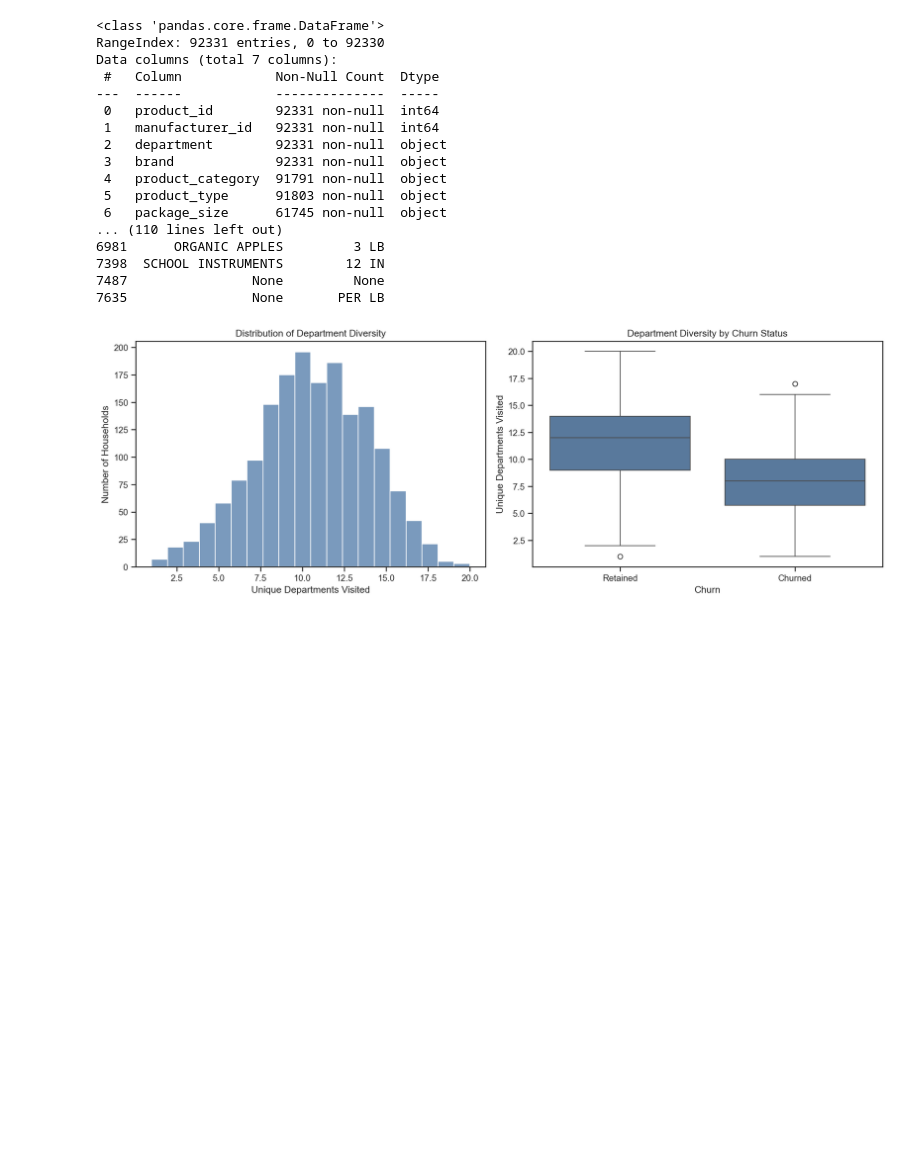
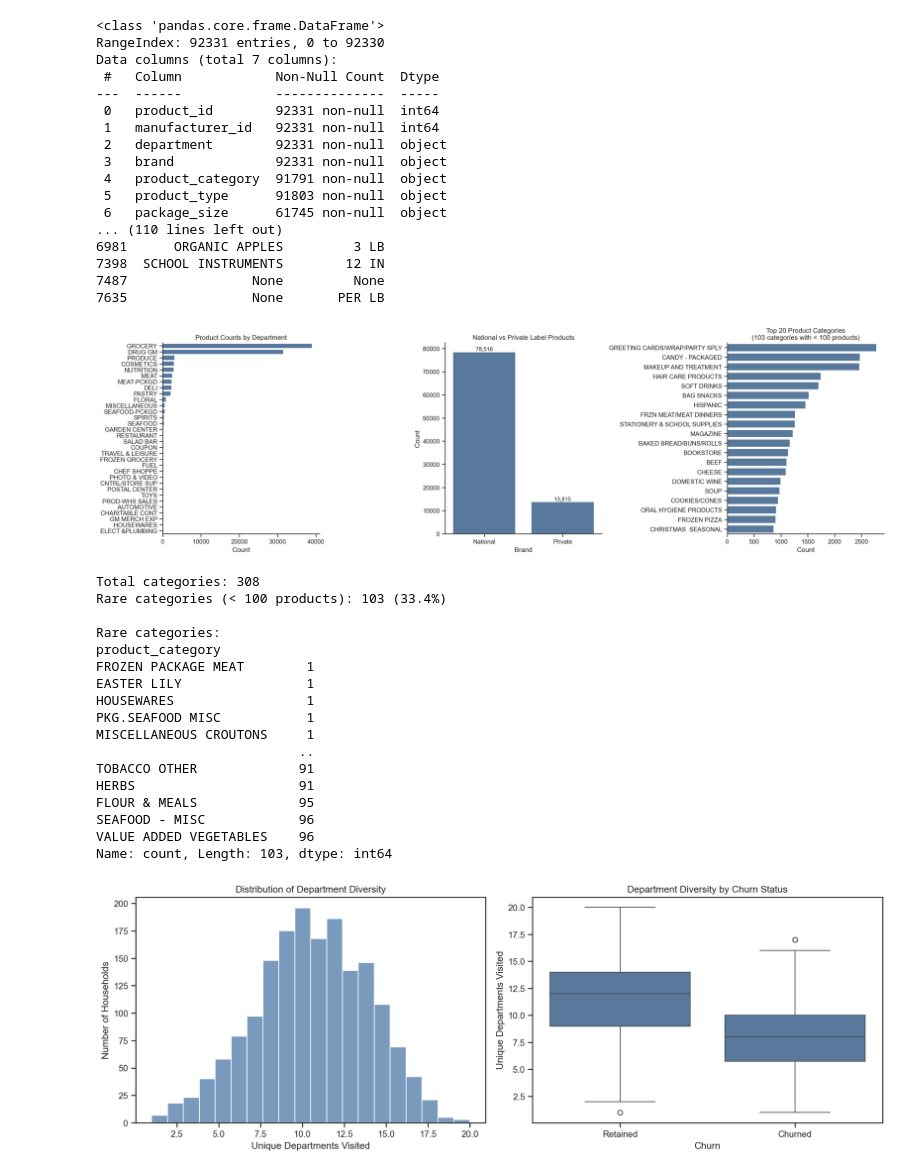
Before and after one commit to Kasperclowes/QBUS3820-Group-Assignment, a Jupyter notebook: RUN.ipynb, the cells around one changed output. Drawn from its saved outputs; the diff is of its cells as text; code cells hidden in the pictures; blank space fills up the shorter version.

Commit message:
Further EDA on products

```diff
--- a/RUN.ipynb
+++ b/RUN.ipynb
@@ -375,6 +375,27 @@ Data columns (total 7 columns):
 # %%
 #Drop because 30% missing and not relevant to churn prediction
 products = products.drop(columns=['package_size'])
+# %%
+eda.plot_products_eda(products, rare_threshold=100)
+# %% [output]
+[figure, added]
+Total categories: 308
+Rare categories (< 100 products): 103 (33.4%)
+
+Rare categories:
+product_category
+FROZEN PACKAGE MEAT        1
+EASTER LILY                1
+HOUSEWARES                 1
+PKG.SEAFOOD MISC           1
+MISCELLANEOUS CROUTONS     1
+                          ..
+TOBACCO OTHER             91
+HERBS                     91
+FLOUR & MEALS             95
+SEAFOOD - MISC            96
+VALUE ADDED VEGETABLES    96
+Name: count, Length: 103, dtype: int64
 # %%
 department_diversity = feature_eng.department_diversity(transactions, products)
 department_diversity_train = department_diversity[department_diversity.index.isin(transactions_train['household_id'])]
```
Also changed, not shown: parts of 2 cells of this notebook, 1 other file.
